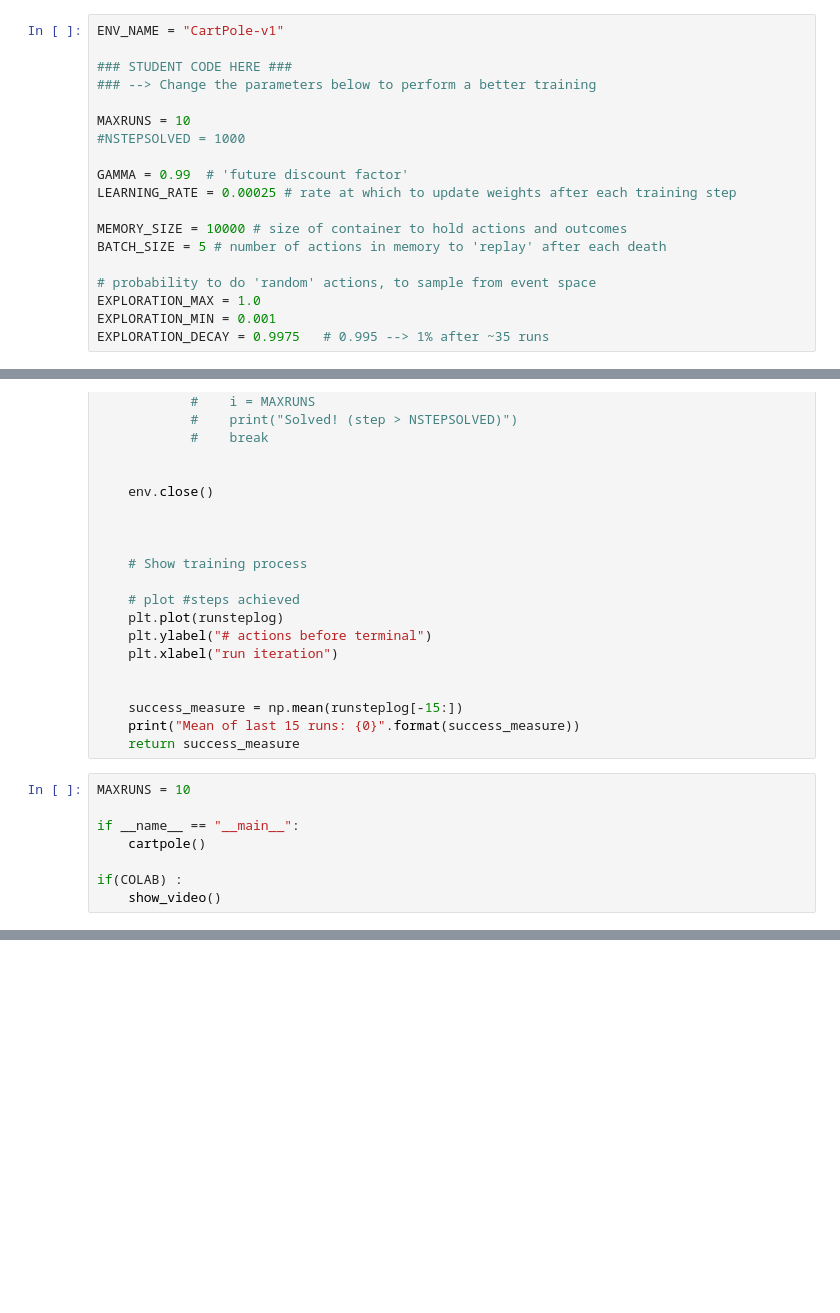
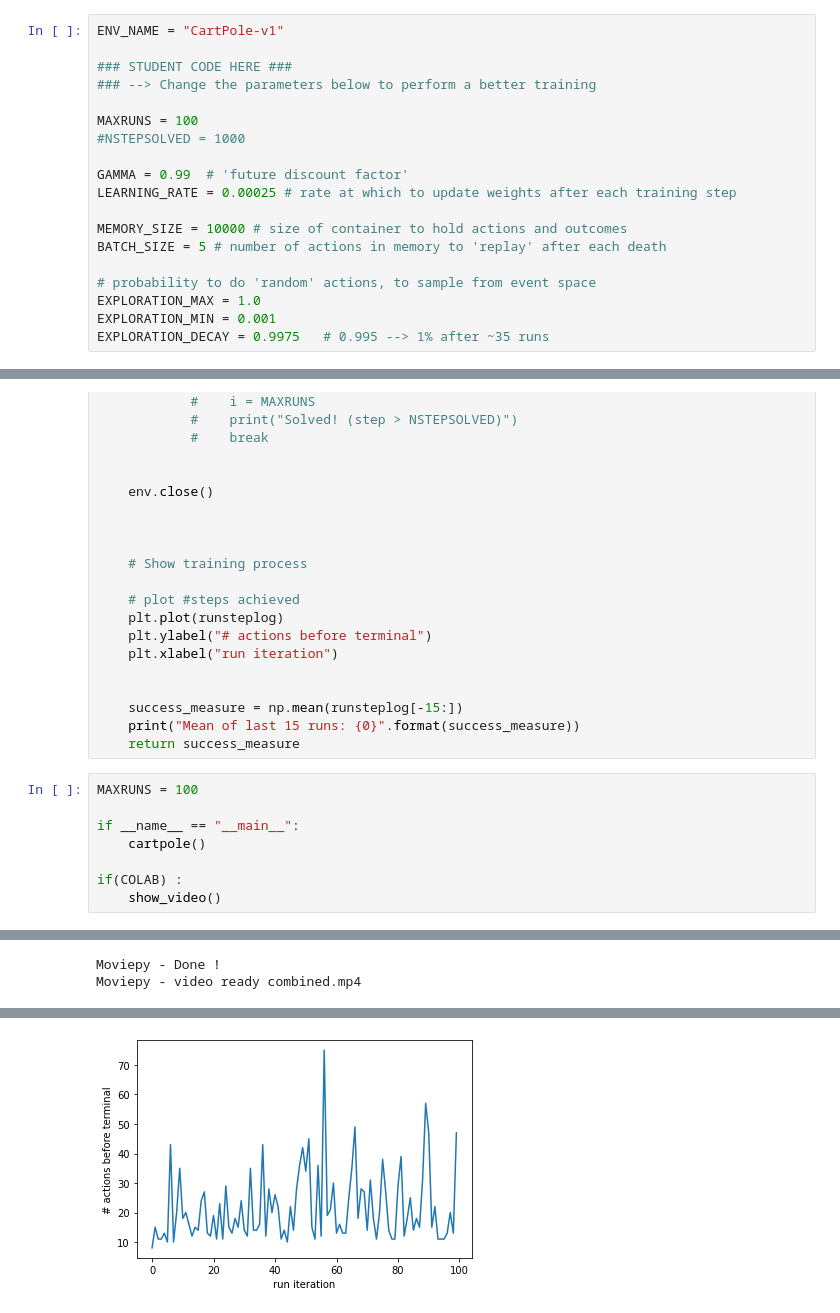
Before and after one commit to aidegare/bigdata, a Jupyter notebook: opti_ML_gym_reinforcement_exercise.ipynb, the cells around one changed output, grey strips where cells are left out. Saved outputs shown, nothing was run; the diff lists cells and outputs as text; blank space fills up the shorter version.

```diff
--- a/opti_ML_gym_reinforcement_exercise.ipynb
+++ b/opti_ML_gym_reinforcement_exercise.ipynb
@@ -124,7 +124,7 @@ ENV_NAME = "CartPole-v1"
 ### STUDENT CODE HERE ###
 ### --> Change the parameters below to perform a better training
 
-MAXRUNS = 10
+MAXRUNS = 100
 #NSTEPSOLVED = 1000
 
 GAMMA = 0.99  # 'future discount factor'
@@ -291,10 +291,11 @@ def cartpole() :
     print("Mean of last 15 runs: {0}".format(success_measure))
     return success_measure
 # %%
-MAXRUNS = 10
+MAXRUNS = 100
 
 if __name__ == "__main__":
     cartpole()
 
 if(COLAB) :
     show_video()
+# %% [output]
@@ -300,0 +319,2 @@ if(COLAB) :
+Moviepy - Done !
+Moviepy - video ready combined.mp4
@@ -300,0 +322 @@ if(COLAB) :
+[figure, added]
```
Also changed, not shown: parts of 3 cells of this notebook.
